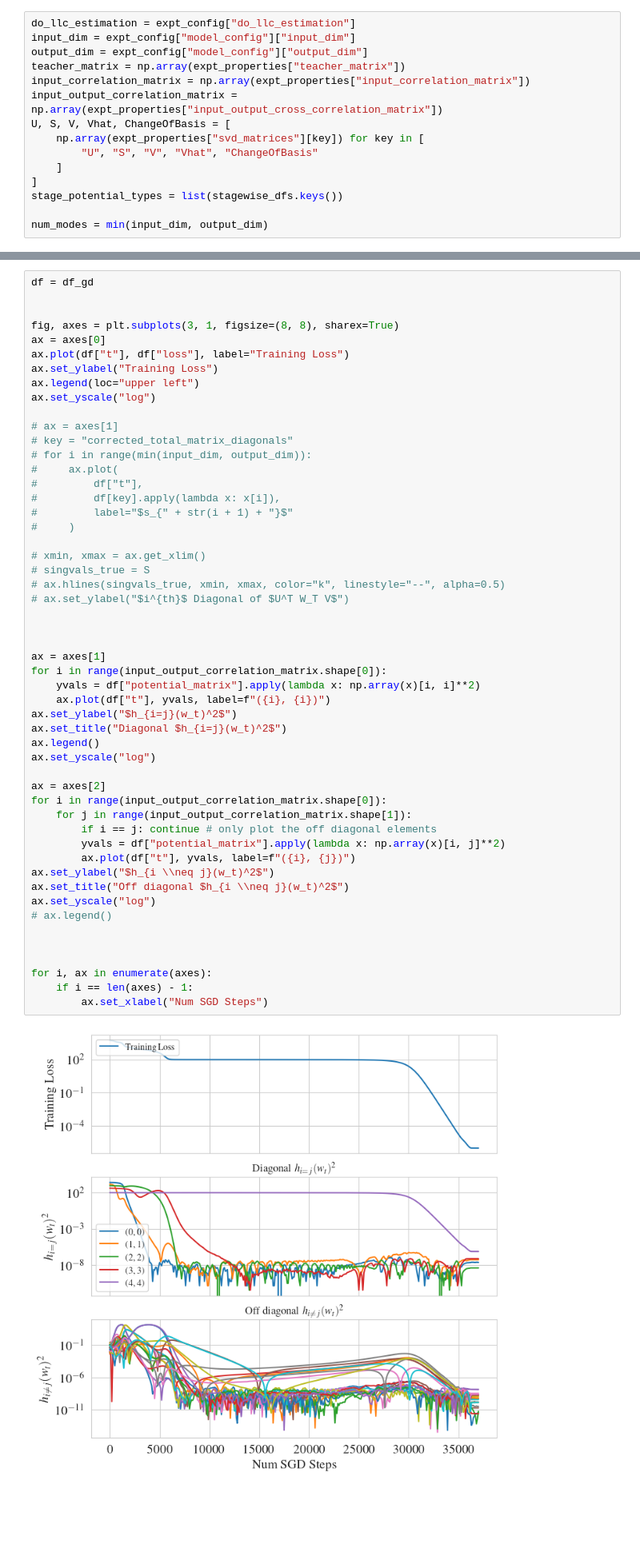
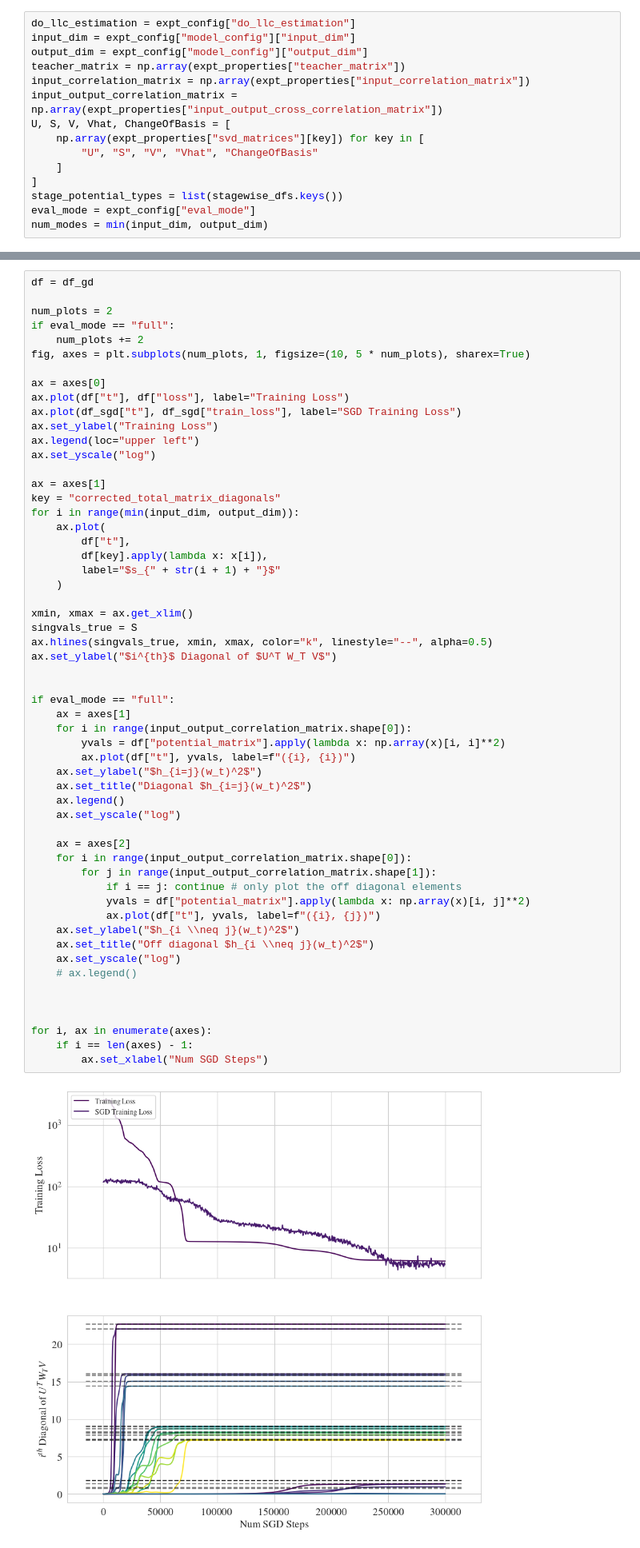
Before and after one commit to edmundlth/neural_network_stagewise_learning, a Jupyter notebook: plot_dln_stagewise_learning.ipynb, the cells around one changed output, grey strips where cells are left out. Shown at 80% size. Drawn from its saved outputs; the diff is of its cells as text; blank space fills up the shorter version.

```diff
--- a/plot_dln_stagewise_learning.ipynb
+++ b/plot_dln_stagewise_learning.ipynb
@@ -205,5 +288,5 @@ U, S, V, Vhat, ChangeOfBasis = [
     ]
 ]
 stage_potential_types = list(stagewise_dfs.keys())
-
+eval_mode = expt_config["eval_mode"]
 num_modes = min(input_dim, output_dim)
@@ -316,57 +461,61 @@ for col in cols:
 # %%
 df = df_gd
 
+num_plots = 2
+if eval_mode == "full":
+    num_plots += 2
+fig, axes = plt.subplots(num_plots, 1, figsize=(10, 5 * num_plots), sharex=True)
 
-fig, axes = plt.subplots(3, 1, figsize=(8, 8), sharex=True)
 ax = axes[0]
 ax.plot(df["t"], df["loss"], label="Training Loss")
+ax.plot(df_sgd["t"], df_sgd["train_loss"], label="SGD Training Loss")
 ax.set_ylabel("Training Loss")
 ax.legend(loc="upper left")
 ax.set_yscale("log")
 
-# ax = axes[1]
-# key = "corrected_total_matrix_diagonals"
-# for i in range(min(input_dim, output_dim)):
-#     ax.plot(
-#         df["t"],
-#         df[key].apply(lambda x: x[i]),
-#         label="$s_{" + str(i + 1) + "}$"
-#     )
+ax = axes[1]
+key = "corrected_total_matrix_diagonals"
+for i in range(min(input_dim, output_dim)):
+    ax.plot(
+        df["t"],
+        df[key].apply(lambda x: x[i]),
+        label="$s_{" + str(i + 1) + "}$"
+    )
 
-# xmin, xmax = ax.get_xlim()
-# singvals_true = S
-# ax.hlines(singvals_true, xmin, xmax, color="k", linestyle="--", alpha=0.5)
-# ax.set_ylabel("$i^{th}$ Diagonal of $U^T W_T V$")
+xmin, xmax = ax.get_xlim()
+singvals_true = S
+ax.hlines(singvals_true, xmin, xmax, color="k", linestyle="--", alpha=0.5)
+ax.set_ylabel("$i^{th}$ Diagonal of $U^T W_T V$")
 
 
+if eval_mode == "full":
+    ax = axes[1]
+    for i in range(input_output_correlation_matrix.shape[0]):
+        yvals = df["potential_matrix"].apply(lambda x: np.array(x)[i, i]**2)
+        ax.plot(df["t"], yvals, label=f"({i}, {i})")
+    ax.set_ylabel("$h_{i=j}(w_t)^2$")
+    ax.set_title("Diagonal $h_{i=j}(w_t)^2$")
+    ax.legend()
+    ax.set_yscale("log")
 
-ax = axes[1]
-for i in range(input_output_correlation_matrix.shape[0]):
-    yvals = df["potential_matrix"].apply(lambda x: np.array(x)[i, i]**2)
-    ax.plot(df["t"], yvals, label=f"({i}, {i})")
-ax.set_ylabel("$h_{i=j}(w_t)^2$")
-ax.set_title("Diagonal $h_{i=j}(w_t)^2$")
-ax.legend()
-ax.set_yscale("log")
-
-ax = axes[2]
-for i in range(input_output_correlation_matrix.shape[0]):
-    for j in range(input_output_correlation_matrix.shape[1]):
-        if i == j: continue # only plot the off diagonal elements
-        yvals = df["potential_matrix"].apply(lambda x: np.array(x)[i, j]**2)
-        ax.plot(df["t"], yvals, label=f"({i}, {j})")
-ax.set_ylabel("$h_{i \\neq j}(w_t)^2$")
-ax.set_title("Off diagonal $h_{i \\neq j}(w_t)^2$")
-ax.set_yscale("log")
-# ax.legend()
+    ax = axes[2]
+    for i in range(input_output_correlation_matrix.shape[0]):
+        for j in range(input_output_correlation_matrix.shape[1]):
+            if i == j: continue # only plot the off diagonal elements
+            yvals = df["potential_matrix"].apply(lambda x: np.array(x)[i, j]**2)
+            ax.plot(df["t"], yvals, label=f"({i}, {j})")
+    ax.set_ylabel("$h_{i \\neq j}(w_t)^2$")
+    ax.set_title("Off diagonal $h_{i \\neq j}(w_t)^2$")
+    ax.set_yscale("log")
+    # ax.legend()
 
 
 
 for i, ax in enumerate(axes):
     if i == len(axes) - 1:
         ax.set_xlabel("Num SGD Steps")
 # %% [output]
-[figure, old version]
+[figure, new version]
 # %% [markdown]
 # Stagewise Training
 # %%
```
Also changed, not shown: parts of 12 cells of this notebook, 4 other files.
